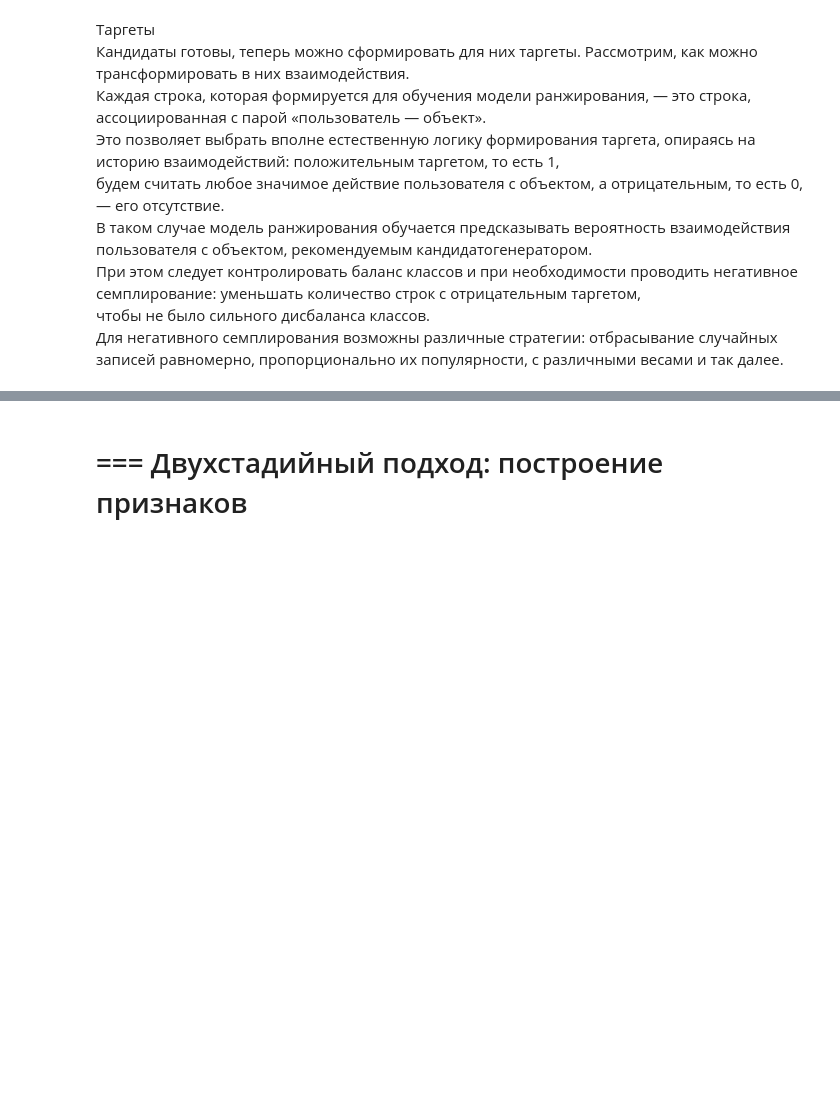
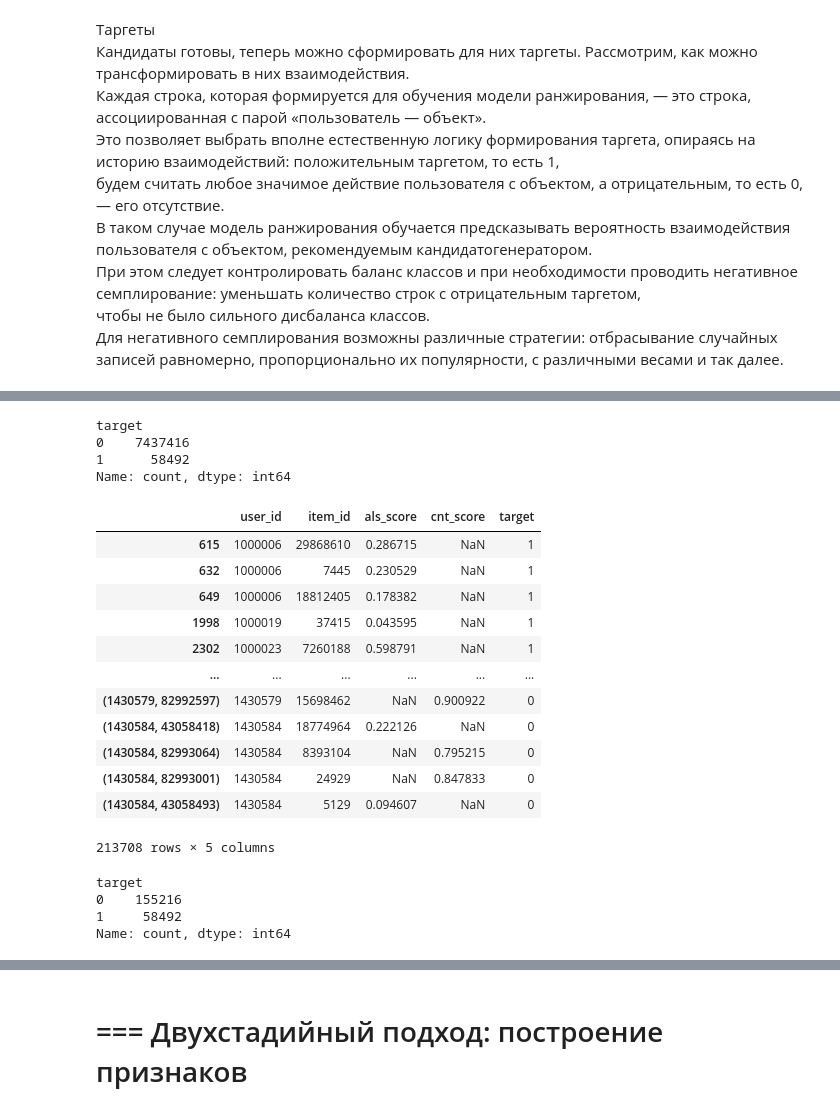
Before and after one commit to ozerge/mle-recsys-start, a Jupyter notebook: main_offline2.ipynb, the cells around one changed output, grey strips where cells are left out. Drawn from its saved outputs; the diff is of its cells as text; code cells hidden in the pictures; blank space fills up the shorter version.

```diff
--- a/main_offline2.ipynb
+++ b/main_offline2.ipynb
@@ -2271,0 +2277,3 @@ Error:
+# %%
+candidates["target"] = candidates["target"].fillna(0).astype("int")
+candidates.head()
@@ -2271,0 +2294,5 @@ Error:
+# %%
+# в кандидатах оставляем только тех пользователей, у которых есть хотя бы один положительный таргет
+candidates_to_sample = candidates.groupby("user_id").filter(lambda x: x["target"].sum() > 0)
+
+candidates_to_sample.head()
@@ -2271,0 +2306,40 @@ Error:
+# %%
+candidates_to_sample["target"].value_counts()
+# %% [output]
+target
+0    7437416
+1      58492
+Name: count, dtype: int64
+# %%
+# для каждого пользователя оставляем только 4 негативных примера
+negatives_per_user = 4
+candidates_for_train = pd.concat([
+    candidates_to_sample.query('target == 1'),
+    candidates_to_sample.query("target == 0") \
+        .groupby("user_id") \
+        .apply(lambda x: x.sample(negatives_per_user, random_state=0))
+    ])
+# %%
+# Сверим часы: сколько записей получилось в candidates_for_train?
+candidates_for_train
+# %% [output]
+|  | user_id | item_id | als_score | cnt_score | target |
+| 615 | 1000006 | 29868610 | 0.286715 | NaN | 1 |
+| 632 | 1000006 | 7445 | 0.230529 | NaN | 1 |
+| 649 | 1000006 | 18812405 | 0.178382 | NaN | 1 |
+| 1998 | 1000019 | 37415 | 0.043595 | NaN | 1 |
+| 2302 | 1000023 | 7260188 | 0.598791 | NaN | 1 |
+| ... | ... | ... | ... | ... | ... |
+| (1430579, 82992597) | 1430579 | 15698462 | NaN | 0.900922 | 0 |
+| (1430584, 43058418) | 1430584 | 18774964 | 0.222126 | NaN | 0 |
+| (1430584, 82993064) | 1430584 | 8393104 | NaN | 0.795215 | 0 |
+| (1430584, 82993001) | 1430584 | 24929 | NaN | 0.847833 | 0 |
+| (1430584, 43058493) | 1430584 | 5129 | 0.094607 | NaN | 0 |
+213708 rows × 5 columns
+# %%
+candidates_for_train["target"].value_counts()
+# %% [output]
+target
+0    155216
+1     58492
+Name: count, dtype: int64
```
Also changed, not shown: parts of 26 cells of this notebook, 6 other files.
